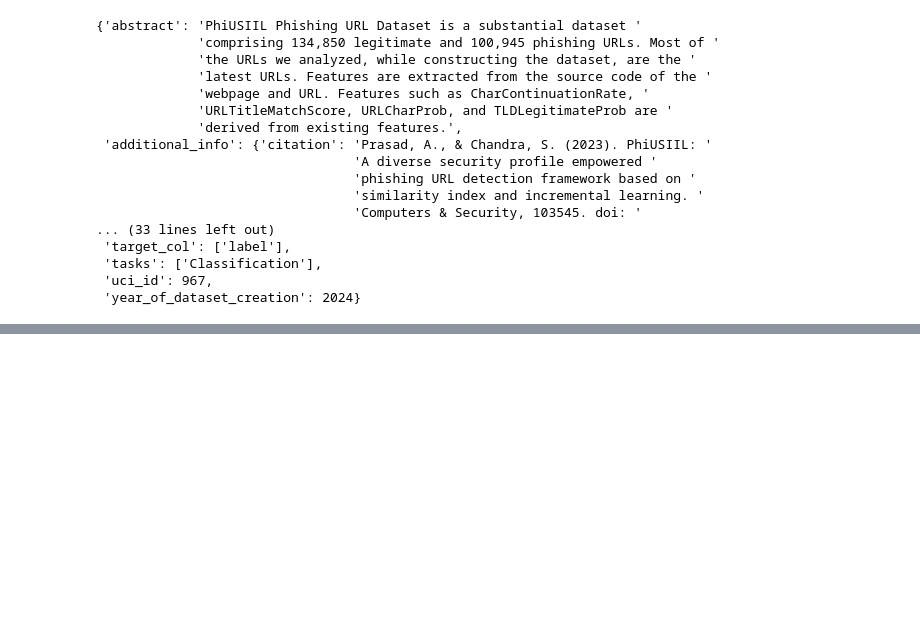
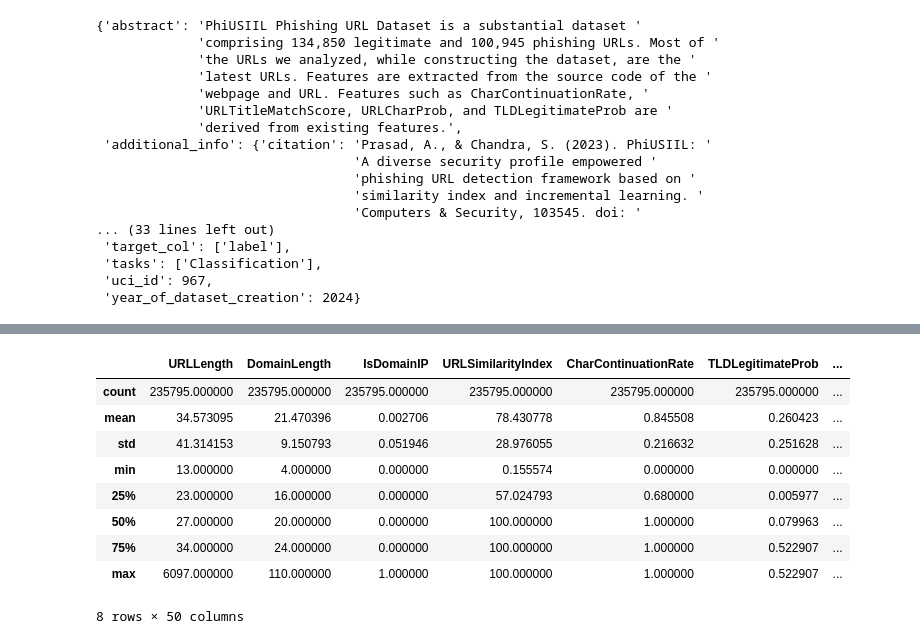
Before and after one commit to marcaureln/phishing-url, a Jupyter notebook: notebooks/1-initial-data-exploration.ipynb, the cells around one changed output, grey strips where cells are left out. Saved outputs shown, nothing was run; the diff lists cells and outputs as text; code cells hidden in the pictures; blank space fills up the shorter version.

```diff
--- a/notebooks/1-initial-data-exploration.ipynb
+++ b/notebooks/1-initial-data-exploration.ipynb
@@ -82,0 +119,14 @@ pprint(phiusiil_dataset.variables)
+# %%
+# statistical summary
+X.describe()
+# %% [output]
+|  | URLLength | DomainLength | IsDomainIP | URLSimilarityIndex | CharContinuationRate | TLDLegitimateProb | ... |
+| count | 235795.000000 | 235795.000000 | 235795.000000 | 235795.000000 | 235795.000000 | 235795.000000 | ... |
+| mean | 34.573095 | 21.470396 | 0.002706 | 78.430778 | 0.845508 | 0.260423 | ... |
+| std | 41.314153 | 9.150793 | 0.051946 | 28.976055 | 0.216632 | 0.251628 | ... |
+| min | 13.000000 | 4.000000 | 0.000000 | 0.155574 | 0.000000 | 0.000000 | ... |
+| 25% | 23.000000 | 16.000000 | 0.000000 | 57.024793 | 0.680000 | 0.005977 | ... |
+| 50% | 27.000000 | 20.000000 | 0.000000 | 100.000000 | 1.000000 | 0.079963 | ... |
+| 75% | 34.000000 | 24.000000 | 0.000000 | 100.000000 | 1.000000 | 0.522907 | ... |
+| max | 6097.000000 | 110.000000 | 1.000000 | 100.000000 | 1.000000 | 0.522907 | ... |
+8 rows × 50 columns
```
Also changed, not shown: parts of 7 cells of this notebook.
